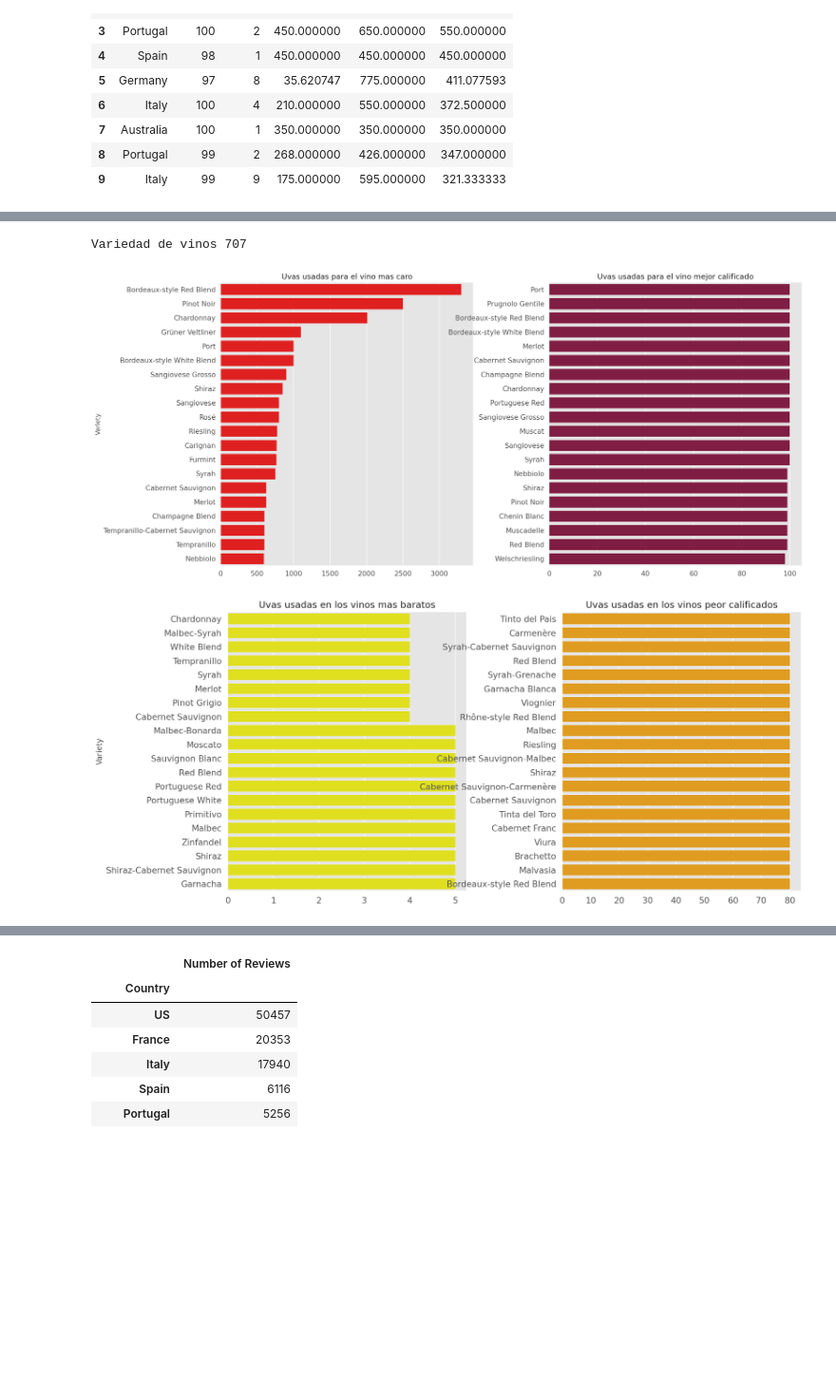
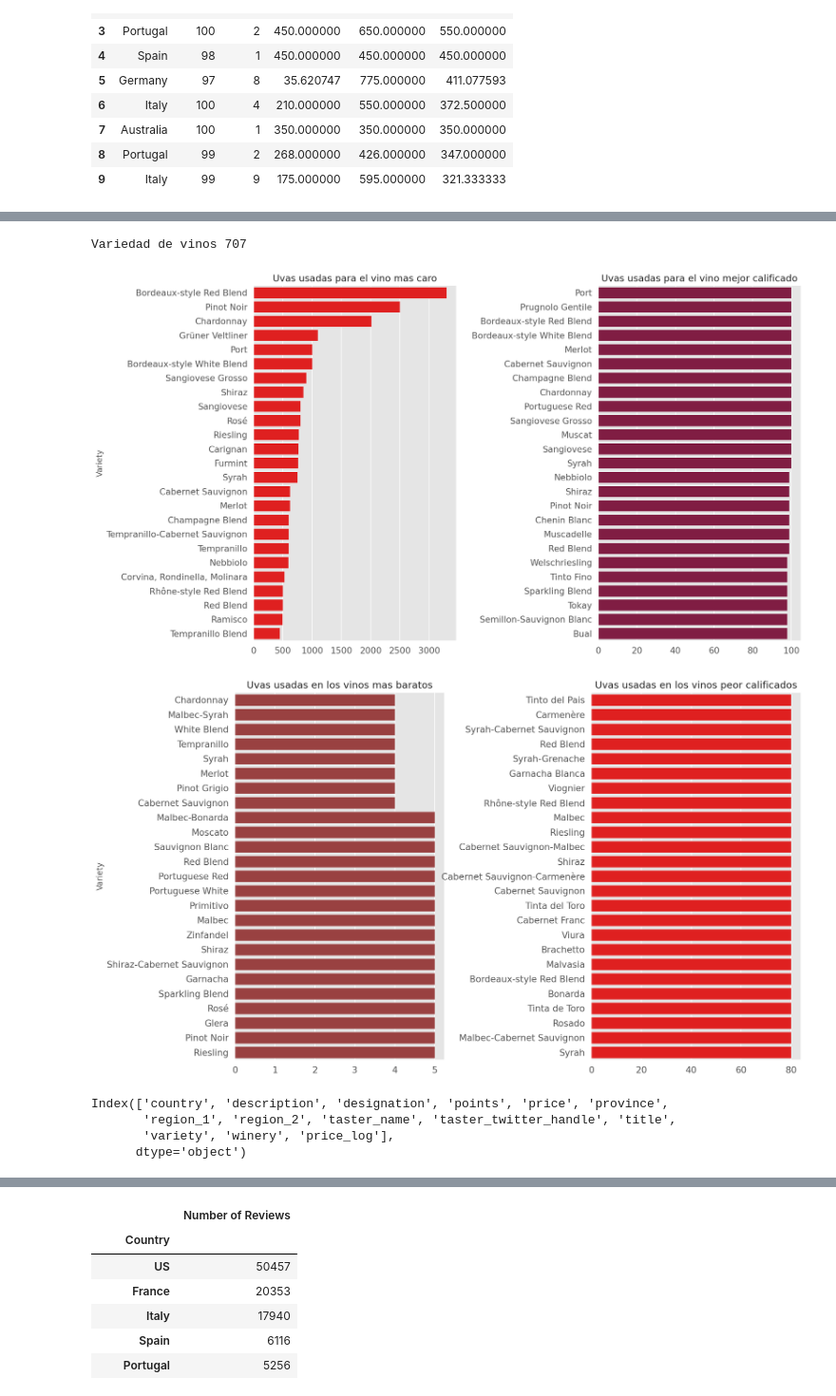
Before and after one commit to RodrigoExposito/EDA-Wine, a Jupyter notebook: EDA_Wines+recomendation.ipynb, the cells around one changed output, grey strips where cells are left out. Shown at 95% size. Saved outputs shown, nothing was run; the diff lists cells and outputs as text; code cells hidden in the pictures; blank space fills up the shorter version.

```diff
--- a/EDA_Wines+recomendation.ipynb
+++ b/EDA_Wines+recomendation.ipynb
@@ -318,35 +321,42 @@ plt.show()
 # %%
 print(Fore.YELLOW + 'Variedad de vinos', df['variety'].nunique())
-fig,ax = plt.subplots(1,2,figsize=(20,10))
+fig,ax = plt.subplots(1,2,figsize=(15,10))
 ax1,ax2 = ax.flatten()
-w = df.groupby(['variety'])['price'].max().sort_values(ascending=False).to_frame()[:20]
+w = df.groupby(['variety'])['price'].max().sort_values(ascending=False).to_frame()[:25]
 sns.barplot(x = w['price'], y = w.index, color='red',ax=ax1)
 ax1.set_title('Uvas usadas para el vino mas caro')
 ax1.set_ylabel('Variety')
 ax1.set_xlabel('')
-w = df.groupby(['variety'])['points'].max().sort_values(ascending=False).to_frame()[:20]
+w = df.groupby(['variety'])['points'].max().sort_values(ascending=False).to_frame()[:25]
 sns.barplot(x = w['points'], y = w.index, color='#900C3F',ax=ax2)
 ax2.set_title('Uvas usadas para el vino mejor calificado')
 ax2.set_ylabel('')
 ax2.set_xlabel('')
-plt.subplots_adjust(wspace=0.3);
+plt.subplots_adjust(wspace=0.7);
 # %% [output]
 Variedad de vinos 707
-[figure, old version]
+[figure, new version]
 # %%
-fig,ax = plt.subplots(1,2,figsize=(16,8))
+fig,ax = plt.subplots(1,2,figsize=(15,10))
 ax1,ax2 = ax.flatten()
-w = df.groupby(['variety'])['price'].min().sort_values(ascending=True).to_frame()[:20]
-sns.barplot(x = w['price'], y = w.index, color='yellow',ax=ax1)
+w = df.groupby(['variety'])['price'].min().sort_values(ascending=True).to_frame()[:25]
+sns.barplot(x = w['price'], y = w.index, color='#a83232',ax=ax1)
 ax1.set_title('Uvas usadas en los vinos mas baratos')
 ax1.set_xlabel('')
 ax1.set_ylabel('Variety')
-w = df.groupby(['variety'])['points'].min().sort_values(ascending=True).to_frame()[:20]
-sns.barplot(x = w['points'], y = w.index, color='orange', ax=ax2)
+w = df.groupby(['variety'])['points'].min().sort_values(ascending=True).to_frame()[:25]
+sns.barplot(x = w['points'], y = w.index, color='red', ax=ax2)
 ax2.set_title('Uvas usadas en los vinos peor calificados')
 ax2.set_xlabel('')
 ax2.set_ylabel('')
-plt.subplots_adjust(wspace=0.4);
+plt.subplots_adjust(wspace=0.7);
 # %% [output]
-[figure, old version]
+[figure, new version]
+# %%
+df.columns
+# %% [output]
+Index(['country', 'description', 'designation', 'points', 'price', 'province',
+       'region_1', 'region_2', 'taster_name', 'taster_twitter_handle', 'title',
+       'variety', 'winery', 'price_log'],
+      dtype='object')
 # %%
```
Also changed, not shown: parts of 10 cells of this notebook.
